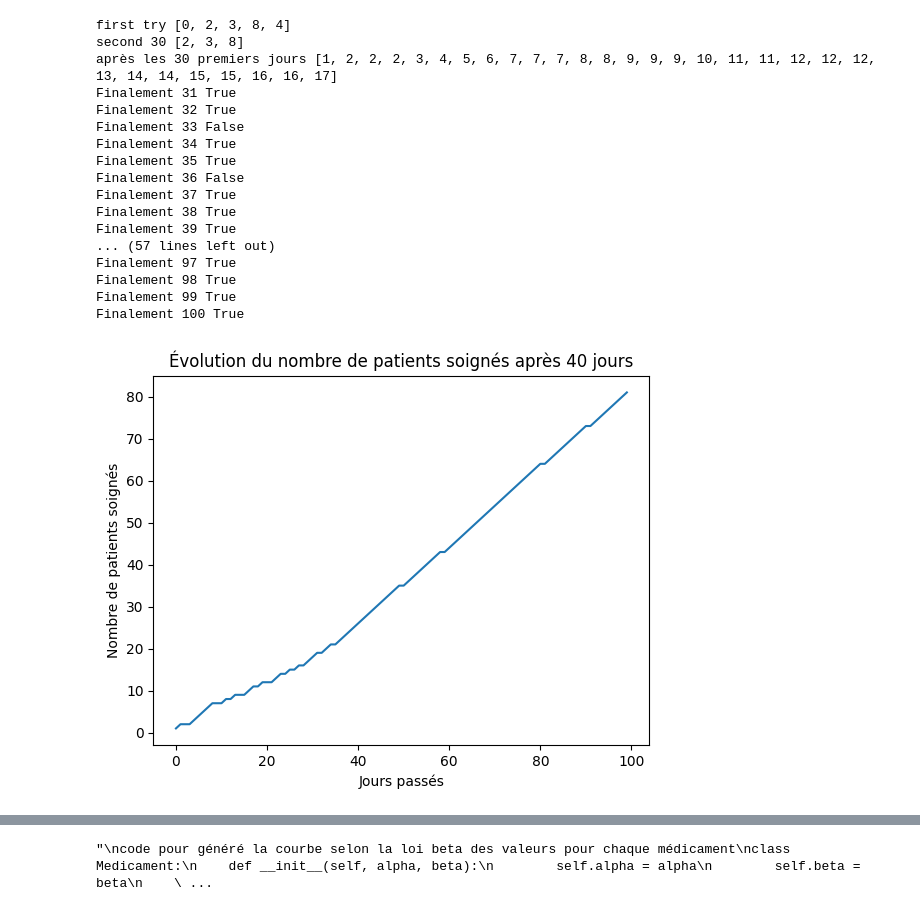
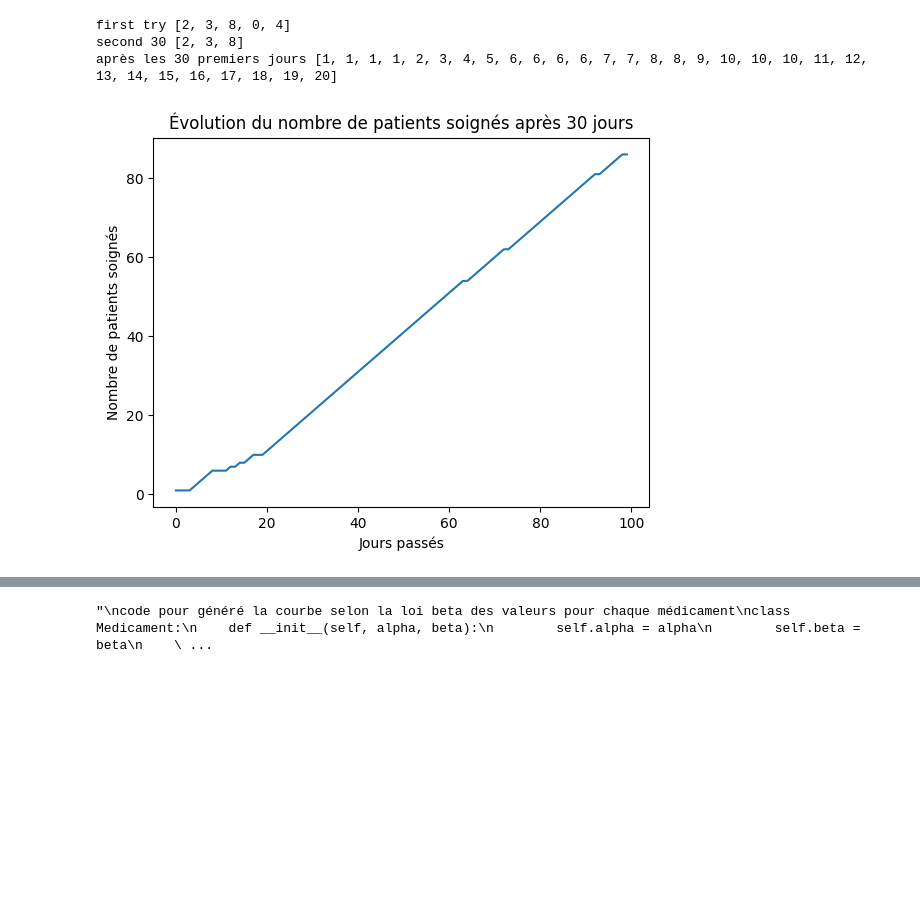
Before and after one commit to jubernier/sae-projet-medicament, a Jupyter notebook: python_projet.ipynb, the cells around one changed output, grey strips where cells are left out. Saved outputs shown, nothing was run; the diff lists cells and outputs as text; code cells hidden in the pictures; blank space fills up the shorter version.

```diff
--- a/python_projet.ipynb
+++ b/python_projet.ipynb
@@ -64,7 +64,7 @@ class patient() :
 class soignant():
 
 
-    def findBestMedicIn40jours(self,listeMedoc) :
+    def findBestMedicIn30jours(self,listeMedoc) :
         # Initialisation des taux de succès pour chaque médicament
         success_rate = [0]*10
         failure_rate = [0]*10
@@ -138,8 +138,6 @@ class soignant():
                 # Mise à jour du nombre de soignés
                 taux_soigne.append(nb_soigne)
 
-                print("Finalement",jour, result1)
-
         return taux_soigne
 
     def findBestMedicWithBeta(self,listeMedoc):
@@ -189,31 +187,17 @@ class soignant():
 # %%
 # Test
 monSoignant = soignant()
 # Utilisation de la fonction findBestMedicIn40jours()
 listeMedoc = [0, 1, 2, 3, 4, 5, 6, 7, 8, 9]
-taux_soigne = monSoignant.findBestMedicIn40jours(listeMedoc)
-monSoignant.tracer_courbes(taux_soigne, "Évolution du nombre de patients soignés après 40 jours")
+taux_soigne = monSoignant.findBestMedicIn30jours(listeMedoc)
+monSoignant.tracer_courbes(taux_soigne, "Évolution du nombre de patients soignés après 30 jours")
 
 # Utilisation de la fonction findBestMedicWithBeta()
 listeMedoc = [0, 1, 2, 3, 4, 5, 6, 7, 8, 9]
 taux_soigne = monSoignant.findBestMedicWithBeta(listeMedoc)
 monSoignant.tracer_courbes(taux_soigne, "Évolution du nombre de patients soignés selon la loi Beta")
 # %% [output]
-first try [0, 2, 3, 8, 4]
+first try [2, 3, 8, 0, 4]
 second 30 [2, 3, 8]
-après les 30 premiers jours [1, 2, 2, 2, 3, 4, 5, 6, 7, 7, 7, 8, 8, 9, 9, 9, 10, 11, 11, 12, 12, 12, 13, 14, 14, 15, 15, 16, 16, 17]
-Finalement 31 True
-Finalement 32 True
-Finalement 33 False
-Finalement 34 True
-Finalement 35 True
-Finalement 36 False
-Finalement 37 True
-Finalement 38 True
-Finalement 39 True
-... (57 lines left out)
-Finalement 97 True
-Finalement 98 True
-Finalement 99 True
-Finalement 100 True
+après les 30 premiers jours [1, 1, 1, 1, 2, 3, 4, 5, 6, 6, 6, 6, 7, 7, 8, 8, 9, 10, 10, 10, 11, 12, 13, 14, 15, 16, 17, 18, 19, 20]
-[figure, old version]
+[figure, new version]
```
Also changed, not shown: parts of 1 cell of this notebook, 1 other file.
